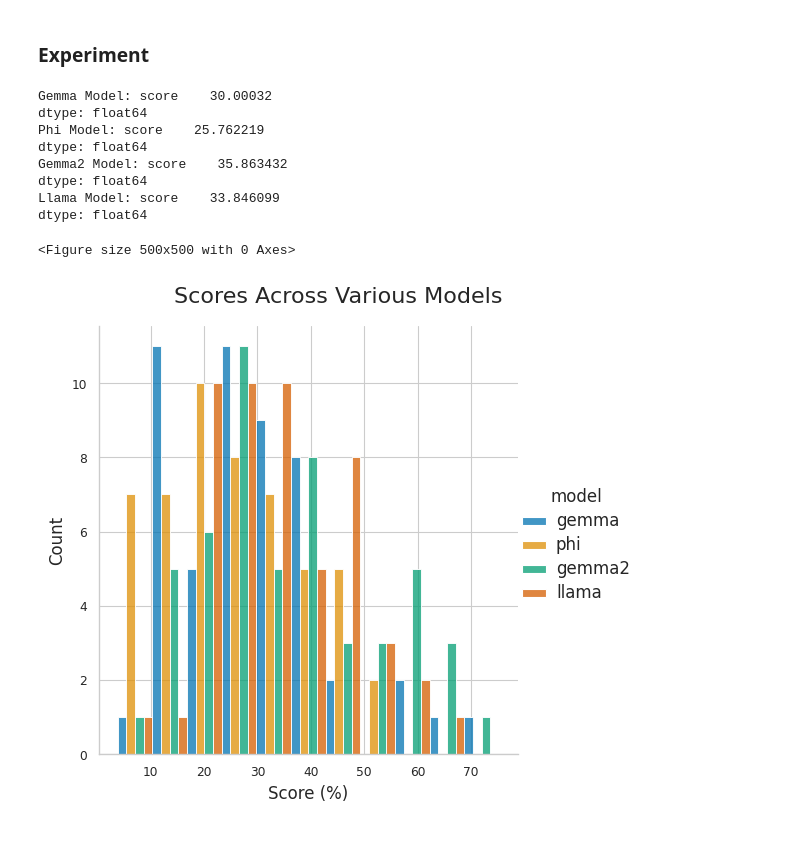
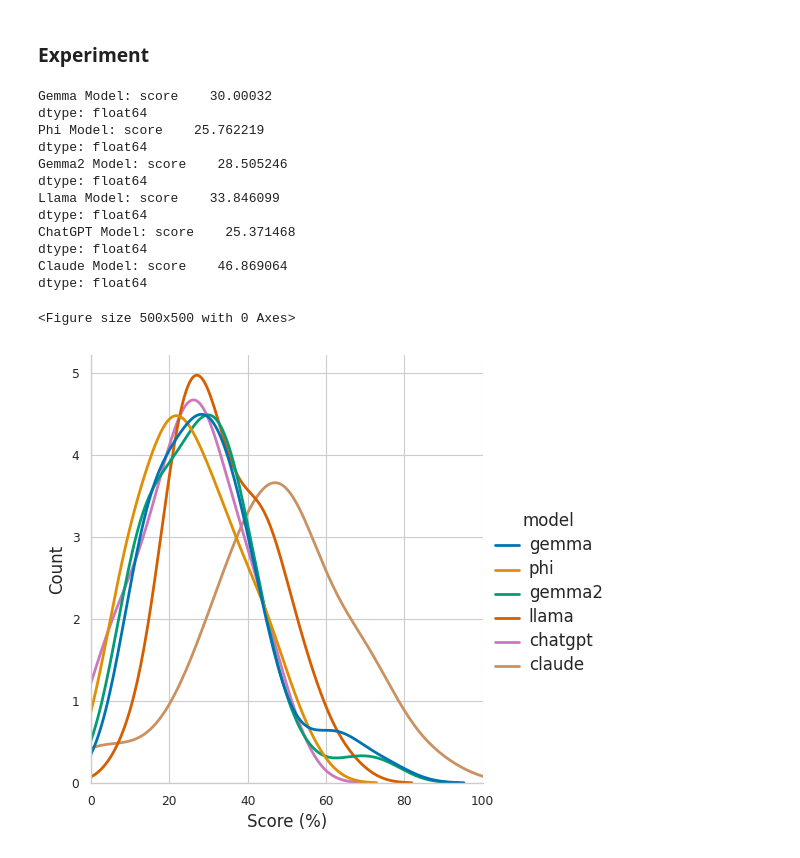
Before and after one commit to swaggirl9000/humor, a Jupyter notebook: experiments/13_vector_similarity_scores.ipynb, the cells around one changed output. Drawn from its saved outputs; the diff is of its cells as text; code cells hidden in the pictures.

Commit message:
all models

```diff
--- a/experiments/13_vector_similarity_scores.ipynb
+++ b/experiments/13_vector_similarity_scores.ipynb
@@ -17,8 +17,10 @@ from humor.vector_similarity_metric import vector_similarity_metric
 ground_truth = pd.read_csv('/home/ada/humor/data/stand_up_dataset/standup_data.csv')
 gemma = pd.read_csv('/home/ada/humor/data/stand_up_dataset/gemma_answers.csv')
 phi_model = pd.read_csv("/home/ada/humor/data/stand_up_dataset/phi3_mini_quotes.csv")
-gemma2 = pd.read_csv("/home/ada/humor/data/stand_up_dataset/gemma2 - gemma2.csv")
+gemma2 = pd.read_csv("/home/ada/humor/data/stand_up_dataset/gemma2_2 - gemma2 - gemma2.csv")
 llama = pd.read_csv("/home/ada/humor/data/stand_up_dataset/llama - llama.csv")
+chatgpt = pd.read_csv("/home/ada/humor/data/stand_up_dataset/Chat_GPT_results - Sheet1.csv")
+claude = pd.read_csv("/home/ada/humor/data/stand_up_dataset/Claude_results - Sheet1.csv")
 # %% [markdown]
 ### Experiment
 # %%
@@ -33,36 +35,59 @@ print("Gemma2 Model:", gemma2_metric.select_dtypes(include='number').mean())
 
 llama_metric = vector_similarity_metric(llama, ground_truth)
 print("Llama Model:",llama_metric.select_dtypes(include='number').mean())
+
+chat_metric = vector_similarity_metric(chatgpt, ground_truth)
+print("ChatGPT Model:", chat_metric.select_dtypes(include='number').mean())
+
+claude_metric = vector_similarity_metric(claude, ground_truth)
+print("Claude Model:",claude_metric.select_dtypes(include='number').mean())
 # %% [output]
 Gemma Model: score    30.00032
 dtype: float64
 Phi Model: score    25.762219
 dtype: float64
-Gemma2 Model: score    35.863432
+Gemma2 Model: score    28.505246
 dtype: float64
 Llama Model: score    33.846099
 dtype: float64
+ChatGPT Model: score    25.371468
+dtype: float64
+Claude Model: score    46.869064
+dtype: float64
 # %%
+import matplotlib.ticker as mtick
+
 gemma = gemma_metric.assign(model="gemma")
 phi = phi_metric.assign(model="phi")
 gemma2 = gemma2_metric.assign(model = "gemma2")
 llama = llama_metric.assign(model = "llama")
+chatgpt = chat_metric.assign(model = "chatgpt")
+claude = claude_metric.assign(model = "claude")
 
 sns.set_style("whitegrid")
 sns.set_context("paper")
 plt.figure(figsize=(5, 5))
 sns.set_palette("colorblind")
 
-df = pd.concat([gemma, phi, gemma2, llama]).reset_index(drop=True)
-plot = sns.displot(df, x="score", hue="model", kind="hist", shrink=1, multiple="dodge")
-plot.fig.suptitle("Scores Across Various Models", fontsize=16, y=1.05)
+df = pd.concat([gemma, phi, gemma2, llama, chatgpt, claude]).reset_index(drop=True)
+
+plot = sns.displot(
+    df, x="score", hue="model", kind="kde",
+    linewidth=2
+)
+
 plot.set_axis_labels("Score (%)", "Count", fontsize=12)
+
+ax = plt.gca()
+ax.yaxis.set_major_formatter(mtick.FuncFormatter(lambda x, _: f"{int(x*1000)}"))
 
 plot._legend.get_title().set_fontsize(12)
 for text in plot._legend.texts:
     text.set_fontsize(12)
-plot.savefig("experiment_13.png")
+plt.xlim(0, 100)
+
+plot.savefig("experiment_02.pdf")
 plt.show()
 # %% [output]
 <Figure size 500x500 with 0 Axes>
-[figure, old version]
+[figure, new version]
```
Also changed, not shown: 2 other files.
